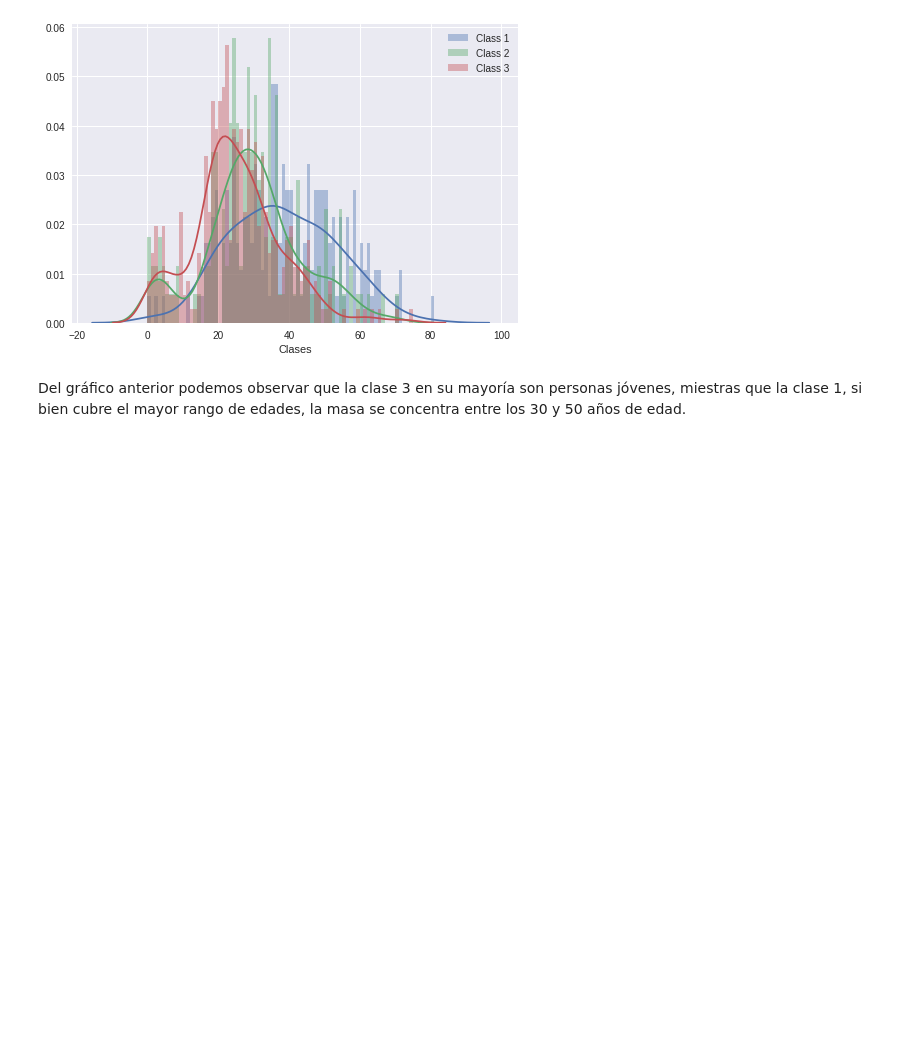
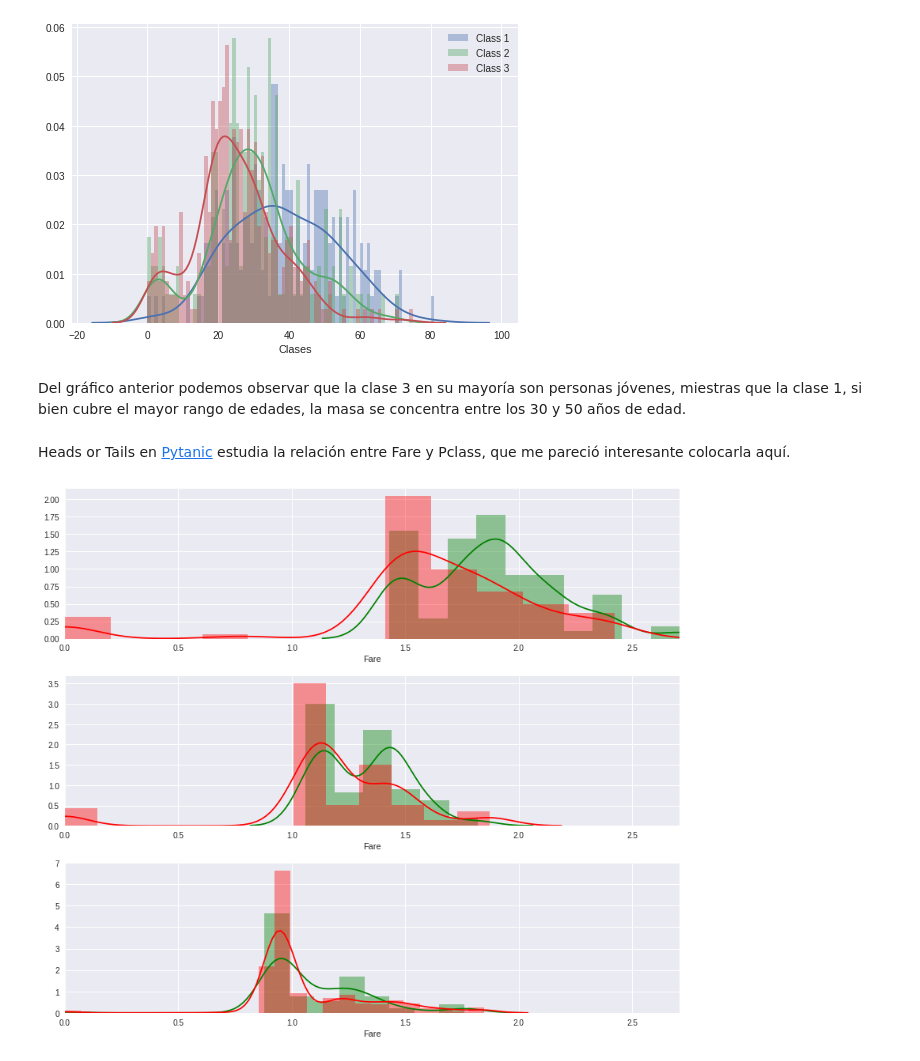
Before and after one commit to eamanu/Titanic, a Jupyter notebook: Titanic Challenge.ipynb, the cells around one changed output. Cells and saved outputs as stored; diff of their text form; code cells hidden in the pictures; blank space fills up the shorter version.

Commit message:
Missin values finished

```diff
--- a/Titanic Challenge.ipynb
+++ b/Titanic Challenge.ipynb
@@ -386,3 +390,40 @@ plt.show()
 [figure]
 # %% [markdown]
 Del gráfico anterior podemos observar que la clase 3 en su mayoría son personas jóvenes, miestras que la clase 1, si bien cubre el mayor rango de edades, la masa se concentra entre los 30 y 50 años de edad.
+# %% [markdown]
+Heads or Tails en [Pytanic](https://www.kaggle.com/headsortails/pytanic) estudia la relación entre Fare y Pclass, que me pareció interesante colocarla aquí.
+# %%
+plt.figure(figsize=(12,10))
+
+# Class 1
+plt.subplot(311)
+ax1 = sns.distplot(np.log10(sobrev['Fare'][sobrev['Pclass'] == 1].dropna().values+1),
+                 color=sobre_color)
+ax1 = sns.distplot(np.log10(nosobrev['Fare'][nosobrev['Pclass'] == 1].dropna().values+1),
+                  color=nosobre_color, axlabel='Fare')
+ax1.set_xlim(0, np.max(np.log10(train['Fare'].dropna().values)))
+ax1.legend(loc="best")
+
+# Class 2
+plt.subplot(312)
+ax2 = sns.distplot(np.log10(sobrev['Fare'][sobrev['Pclass'] == 2].dropna().values+1),
+                 color=sobre_color)
+ax2 = sns.distplot(np.log10(nosobrev['Fare'][nosobrev['Pclass'] == 2].dropna().values+1),
+                  color=nosobre_color, axlabel='Fare')
+ax2.set_xlim(0, np.max(np.log10(train['Fare'].dropna().values)))
+ax2.legend(loc="best")
+
+# Class 3
+plt.subplot(313)
+ax3 = sns.distplot(np.log10(sobrev['Fare'][sobrev['Pclass'] == 3].dropna().values+1),
+                 color=sobre_color)
+ax3 = sns.distplot(np.log10(nosobrev['Fare'][nosobrev['Pclass'] == 3].dropna().values+1),
+                  color=nosobre_color, axlabel='Fare')
+ax3.set_xlim(0, np.max(np.log10(train['Fare'].dropna().values)))
+ax3.legend(loc="best")
+
+# Config Plot
+plt.subplots_adjust(top=1, bottom=0.08, left=0.10, right=1, hspace=0.25, wspace=0.35)
+plt.show()
+# %% [output]
+[figure, added]
```
Also changed, not shown: parts of 16 cells of this notebook, 1 other file.
